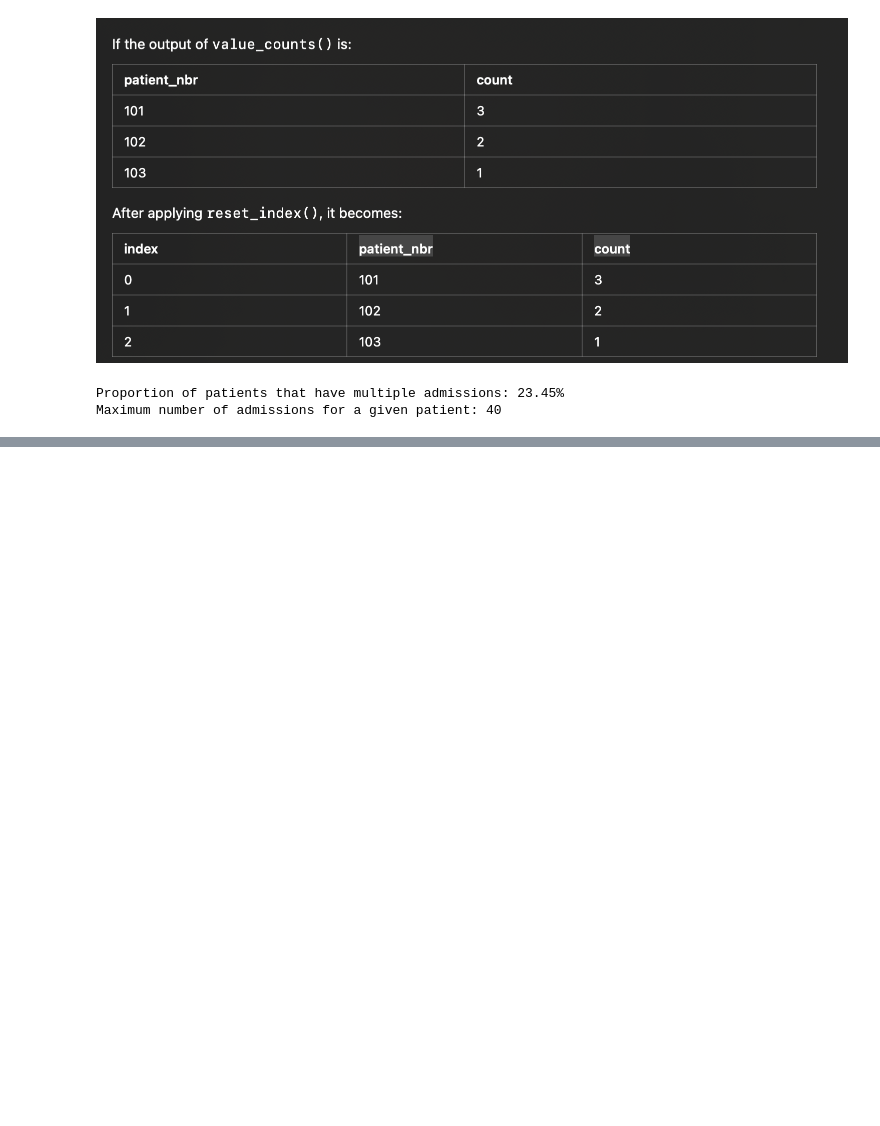
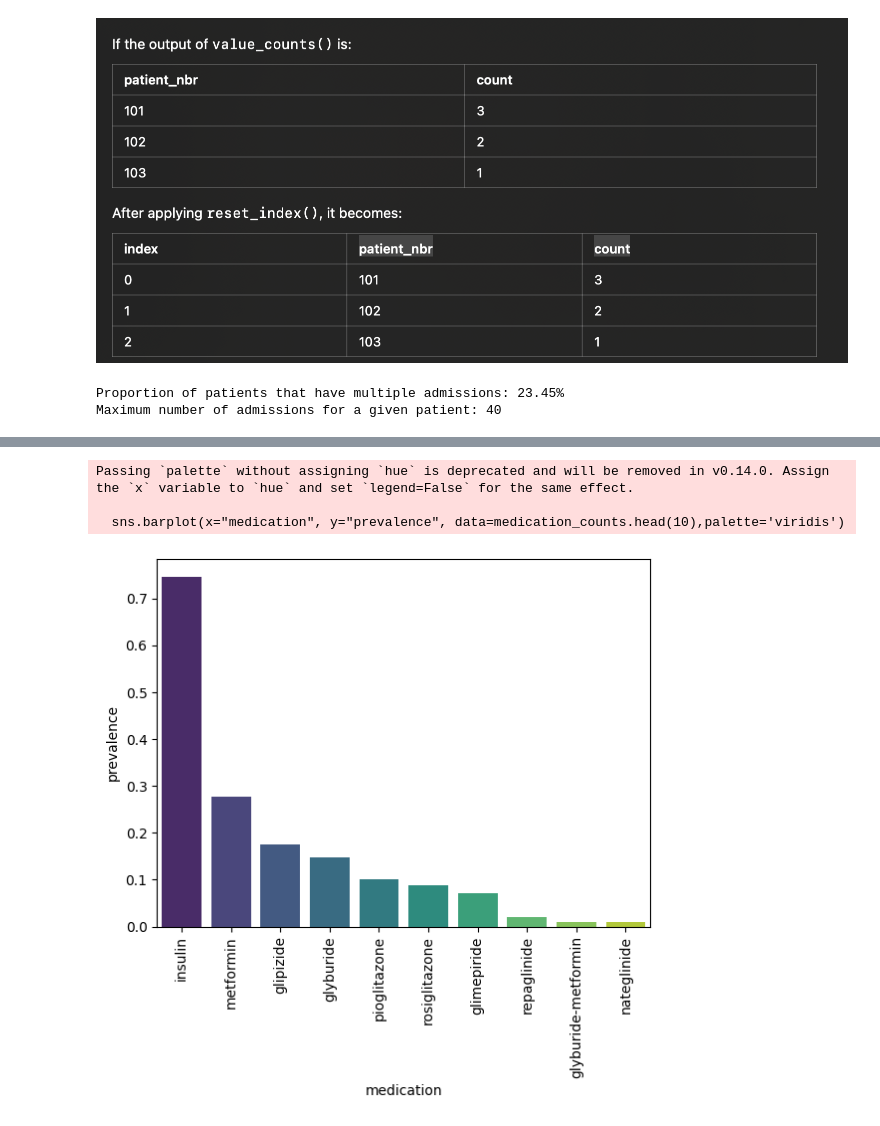
Before and after one commit to mervegb/diabetes-ml, a Jupyter notebook: diabetes_ml.ipynb, the cells around one changed output, grey strips where cells are left out. Cells and saved outputs as stored; diff of their text form; code cells hidden in the pictures; blank space fills up the shorter version.

Commit message:
patient demographics

```diff
--- a/diabetes_ml.ipynb
+++ b/diabetes_ml.ipynb
@@ -77,0 +164,3 @@ Maximum number of admissions for a given patient: 40
+# %%
+#remove all rows from the dataset that has discharge_disposition_id equal to one the values in our expired_ids list
+data = data[~data["discharge_disposition_id"].isin(expired_ids)]
@@ -77,0 +190,23 @@ Maximum number of admissions for a given patient: 40
+# %%
+#use numpy.where to convert all instances of No to 0 and everything else to 1
+
+for m in medications:
+    data[f'{m}_bool'] = np.where(data[m]=='No', 0, 1)
+    data = data.drop(columns=m)
+# %%
+#proportion of patients who have been administered a particular medication across all their hospital admissions
+#how commonly each medication is prescribed to patients in the dataset
+
+prevalence = []
+
+for m in medications:
+  patient_meds = data.groupby("patient_nbr")[f'{m}_bool'].sum().reset_index() #for each patient we get a count of how many admissions involved this medication
+  n_patients_on_med = patient_meds[f'{m}_bool'].sum() #how many patients were on this medication
+  proportion = n_patients_on_med/n_patients
+  prevalence.append(proportion)
+
+#prevalence is needed to determine which medications are most prevalent in our dataset
+# %%
+medication_counts =pd.DataFrame({"medication": medications, "prevalence":prevalence})
+medication_counts = medication_counts.sort_values("prevalence", ascending=False)
+medication_counts.head()
@@ -77,0 +220,12 @@ Maximum number of admissions for a given patient: 40
+# %%
+#visualize top 10 most prevalent medications
+sns.barplot(x="medication", y="prevalence", data=medication_counts.head(10),palette='viridis')
+plt.xticks(rotation=90)
+plt.show()
+
+#we can see that insulin is the most prevalent medication followed by metformin
+# %% [output]
+Passing `palette` without assigning `hue` is deprecated and will be removed in v0.14.0. Assign the `x` variable to `hue` and set `legend=False` for the same effect.
+
+  sns.barplot(x="medication", y="prevalence", data=medication_counts.head(10),palette='viridis')
+[figure, added]
```
Also changed, not shown: parts of 24 cells of this notebook.
